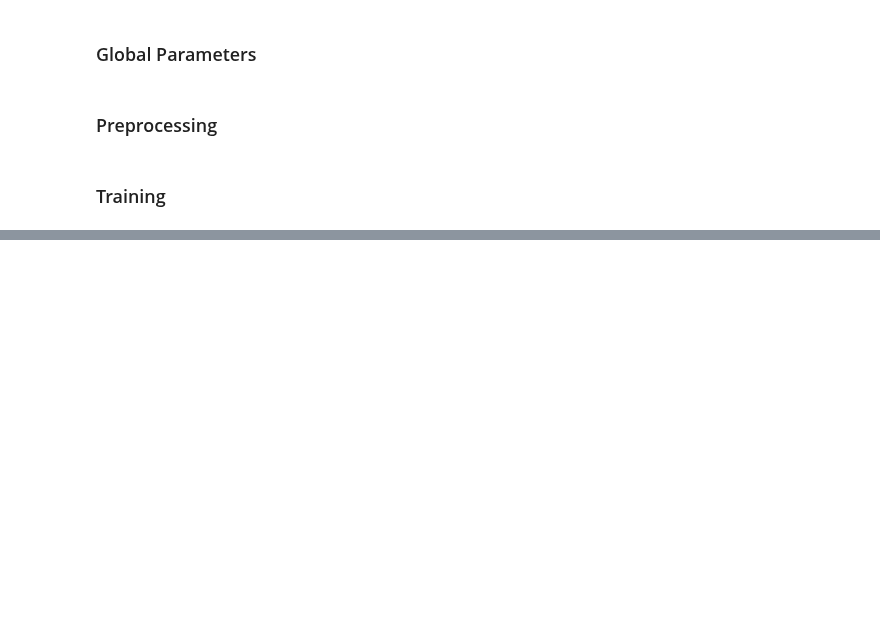
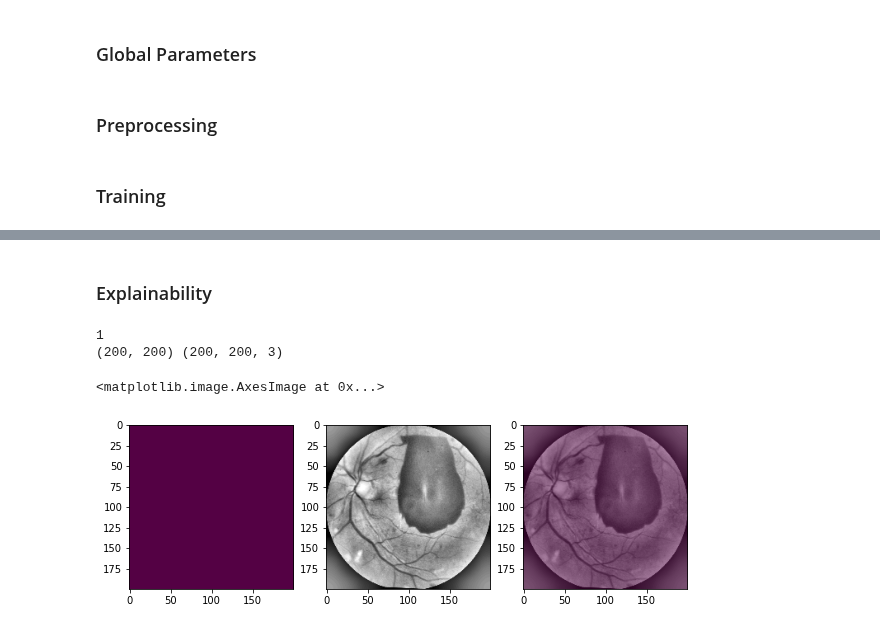
Before and after one commit to mawady/msc-retinalrecog, a Jupyter notebook: Pratt_et_Al.ipynb, the cells around one changed output, grey strips where cells are left out. Drawn from its saved outputs; the diff is of its cells as text; code cells hidden in the pictures; blank space fills up the shorter version.

```diff
--- a/Pratt_et_Al.ipynb
+++ b/Pratt_et_Al.ipynb
@@ -370,0 +406,2 @@ Found 733 images belonging to 5 classes.
+# %% [markdown]
+### Explainability
@@ -370,0 +503,37 @@ Found 733 images belonging to 5 classes.
+# %%
+
+img_path = DATASET_PATH + "/test/4/55eb405ec71e.png"
+
+image = cv2.imread(img_path)
+image = image.astype('float32') / 255
+
+image = np.expand_dims(image, axis=0)
+preds = model.predict(image)
+i = np.argmax(preds[0])
+print(i)
+
+#conv2d_19
+
+icam = GradCAM(model, i, 'conv2d_19')
+heatmap = icam.compute_heatmap(image)
+heatmap = cv2.resize(heatmap, (200, 200))
+
+image = cv2.imread(img_path)
+image = cv2.resize(image, (200, 200))
+print(heatmap.shape, image.shape)
+
+(heatmap, output) = icam.overlay_heatmap(heatmap, image, alpha=0.5)
+
+
+plt.rcParams["figure.figsize"] = (10,10)
+
+fig, ax = plt.subplots(1, 3)
+
+ax[0].imshow(heatmap)
+ax[1].imshow(image)
+ax[2].imshow(output)
+# %% [output]
+1
+(200, 200) (200, 200, 3)
+<matplotlib.image.AxesImage at 0x...>
+[figure, added]
```
Also changed, not shown: parts of 8 cells of this notebook.
